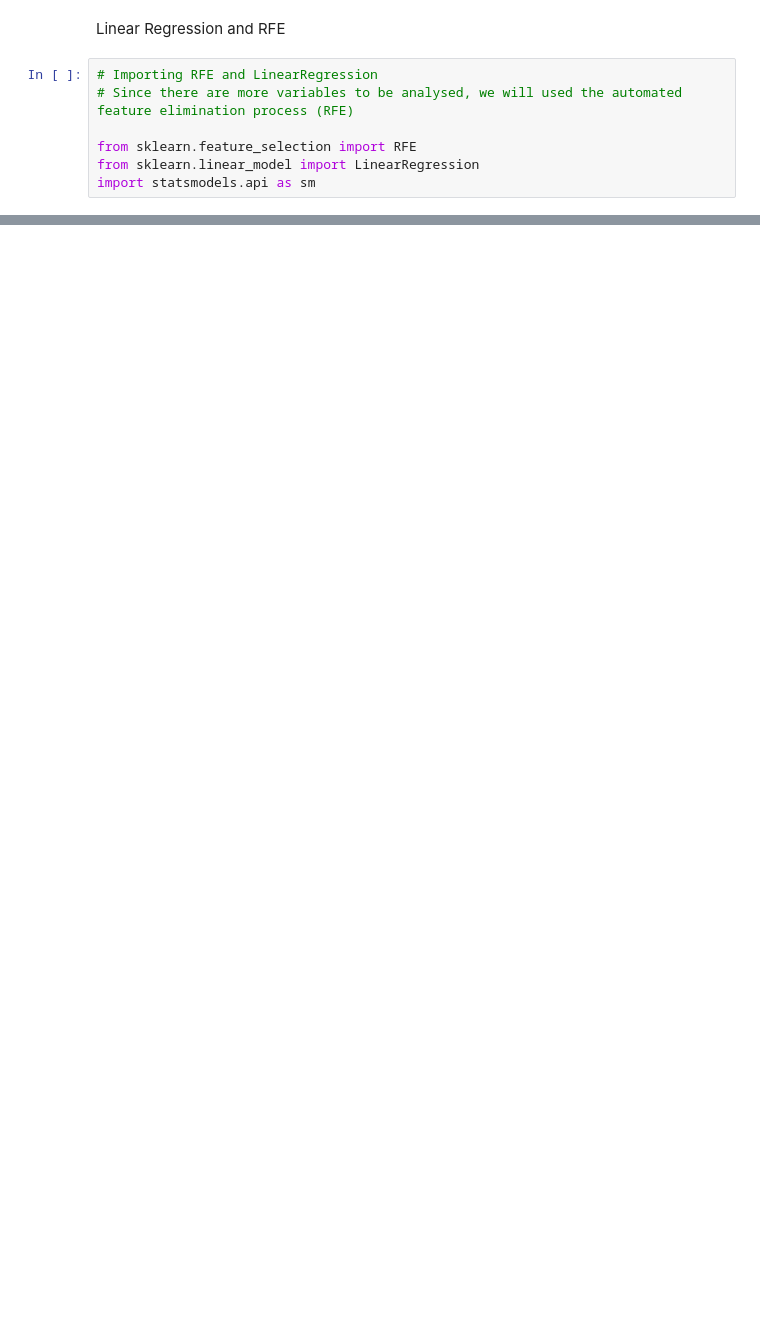
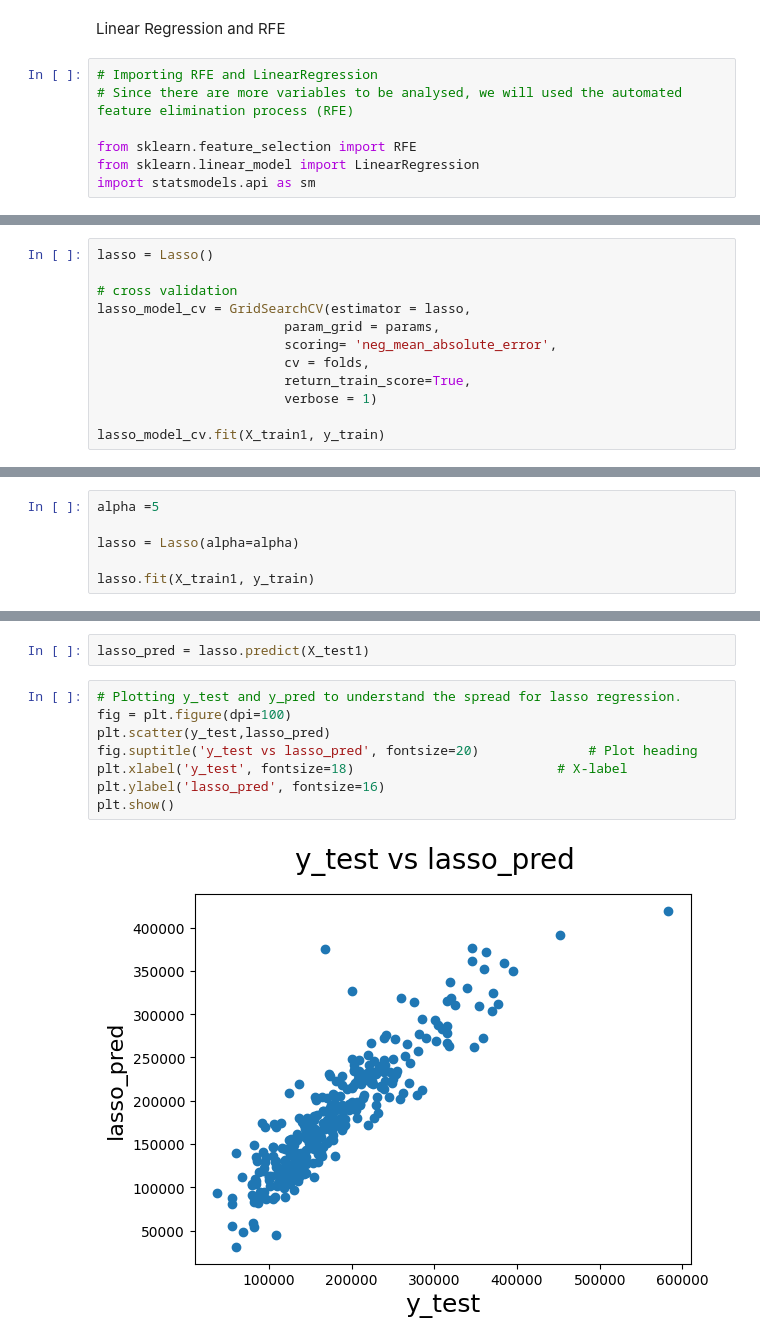
Before and after one commit to agnivachakraborty/HousePricePrediction, a Jupyter notebook: HousePricePrediction.ipynb, the cells around one changed output, grey strips where cells are left out. Saved outputs shown, nothing was run; the diff lists cells and outputs as text; blank space fills up the shorter version.

```diff
--- a/HousePricePrediction.ipynb
+++ b/HousePricePrediction.ipynb
@@ -314,0 +543,12 @@ import statsmodels.api as sm
+# %%
+lasso = Lasso()
+
+# cross validation
+lasso_model_cv = GridSearchCV(estimator = lasso,
+                        param_grid = params,
+                        scoring= 'neg_mean_absolute_error',
+                        cv = folds,
+                        return_train_score=True,
+                        verbose = 1)
+
+lasso_model_cv.fit(X_train1, y_train)
@@ -314,0 +572,6 @@ import statsmodels.api as sm
+# %%
+alpha =5
+
+lasso = Lasso(alpha=alpha)
+
+lasso.fit(X_train1, y_train)
@@ -314,0 +683,12 @@ import statsmodels.api as sm
+# %%
+lasso_pred = lasso.predict(X_test1)
+# %%
+# Plotting y_test and y_pred to understand the spread for lasso regression.
+fig = plt.figure(dpi=100)
+plt.scatter(y_test,lasso_pred)
+fig.suptitle('y_test vs lasso_pred', fontsize=20)              # Plot heading
+plt.xlabel('y_test', fontsize=18)                          # X-label
+plt.ylabel('lasso_pred', fontsize=16)
+plt.show()
+# %% [output]
+[figure, added]
```
Also changed, not shown: parts of 40 cells of this notebook.
